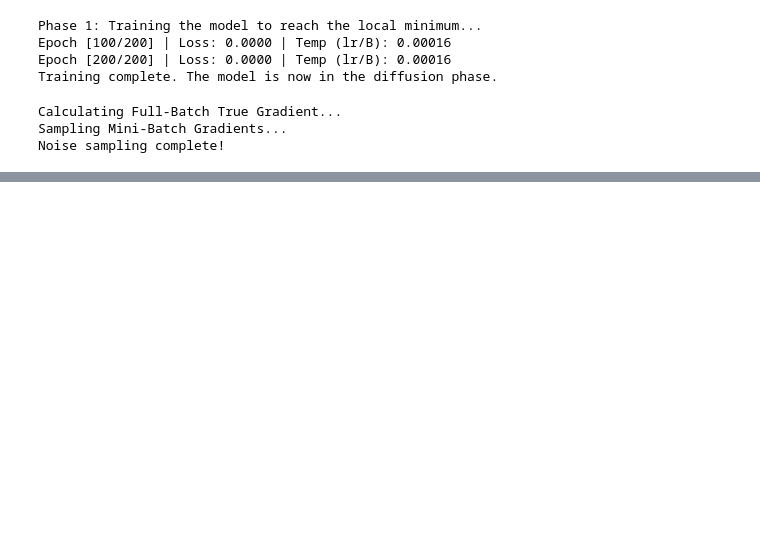
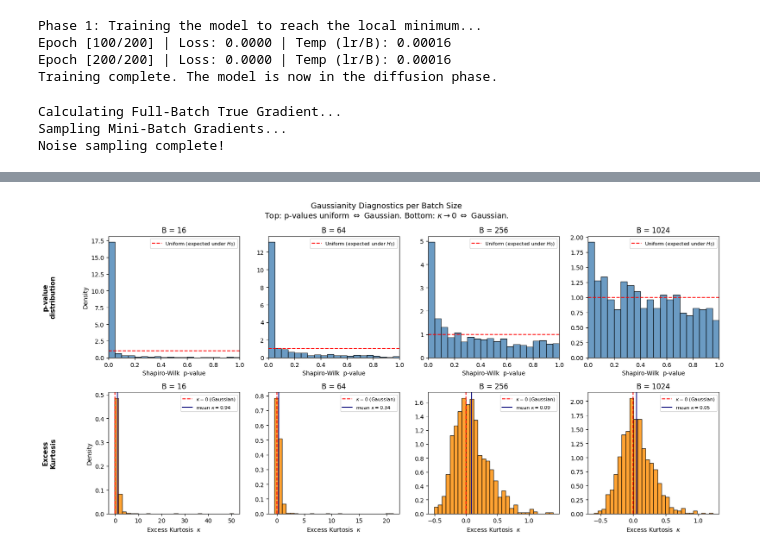
Before and after one commit to MatteoMelloGrand/SGD_dynamics, a Jupyter notebook: 02_gradient_noise_analysis.ipynb, the cells around one changed output, grey strips where cells are left out. Saved outputs shown, nothing was run; the diff lists cells and outputs as text; code cells hidden in the pictures; blank space fills up the shorter version.

```diff
--- a/02_gradient_noise_analysis.ipynb
+++ b/02_gradient_noise_analysis.ipynb
@@ -202,3 +358,82 @@ Plotting the Universal Q-Q Plot...
+# %%
+import numpy as np
+import scipy.stats as stats
+import matplotlib.pyplot as plt
+
+# ── Re-sample the same parameter indices (same seed → reproducible) ──────────
+rng_diag = np.random.default_rng(42)
+
+n_cols = len(batch_sizes_to_test)
+fig, axes = plt.subplots(2, n_cols, figsize=(4 * n_cols, 8))
+if n_cols == 1:
+    axes = axes.reshape(2, 1)
+
+for col, B in enumerate(batch_sizes_to_test):
+    noise_matrix = noise_dict[B]
+    _, M = noise_matrix.shape
+    params_to_test = min(M, max_params_to_test)
+    indices = rng_diag.choice(M, size=params_to_test, replace=False)
+
+    p_values  = []
+    kurtoses  = []
+    for idx in indices:
+        col_data = noise_matrix[:, idx]
+        _, p = stats.shapiro(col_data)
+        p_values.append(p)
+        kurtoses.append(stats.kurtosis(col_data, fisher=True))  # excess kurtosis; 0 = Gaussian
+
+    p_values = np.array(p_values)
+    kurtoses = np.array(kurtoses)
+
+    # ── Row 0: p-value histogram ──────────────────────────────────────────────
+    ax0 = axes[0, col]
+    ax0.hist(p_values, bins=20, range=(0, 1), color='steelblue',
+             edgecolor='black', density=True, alpha=0.8)
+    ax0.axhline(1.0, color='red', linestyle='--', linewidth=1.5,
+                label='Uniform (expected under $H_0$)')
+    ax0.set_title(f'B = {B}', fontsize=12)
+    ax0.set_xlabel('Shapiro-Wilk  p-value', fontsize=10)
+    ax0.set_xlim(0, 1)
+    if col == 0:
+        ax0.set_ylabel('Density', fontsize=10)
+    ax0.legend(fontsize=8)
+
+    # ── Row 1: excess kurtosis histogram ─────────────────────────────────────
+    ax1 = axes[1, col]
+    ax1.hist(kurtoses, bins=30, color='darkorange',
+             edgecolor='black', density=True, alpha=0.8)
+    ax1.axvline(0, color='red', linestyle='--', linewidth=1.5,
+                label=r'$\kappa=0$ (Gaussian)')
+    mean_k = np.mean(kurtoses)
+    ax1.axvline(mean_k, color='navy', linestyle='-', linewidth=1.5,
+                label=fr'mean $\kappa={mean_k:.2f}$')
+    ax1.set_title(f'B = {B}', fontsize=12)
+    ax1.set_xlabel('Excess Kurtosis  $\\kappa$', fontsize=10)
+    if col == 0:
+        ax1.set_ylabel('Density', fontsize=10)
+    ax1.legend(fontsize=8)
+
+# Row labels on the left
+axes[0, 0].annotate('p-value\ndistribution', xy=(0, 0.5),
+                    xycoords='axes fraction', xytext=(-0.45, 0.5),
+                    textcoords='axes fraction', fontsize=11,
+                    fontweight='bold', va='center', ha='center',
+                    rotation=90)
+axes[1, 0].annotate('Excess\nKurtosis', xy=(0, 0.5),
+                    xycoords='axes fraction', xytext=(-0.45, 0.5),
+                    textcoords='axes fraction', fontsize=11,
+                    fontweight='bold', va='center', ha='center',
+                    rotation=90)
+
+fig.suptitle('Gaussianity Diagnostics per Batch Size\n'
+             r'Top: p-values uniform $\Leftrightarrow$ Gaussian. '
+             r'Bottom: $\kappa\to 0$ $\Leftrightarrow$ Gaussian.',
+             fontsize=13)
+plt.tight_layout()
+plt.savefig("Gaussianity_Diagnostics.png", dpi=300)
+plt.show()
+# %% [output]
+[figure, added]
 # %%
 import torch
 from scripts.utils import create_synthetic_dataset, FlatMLP, train_model
```
Also changed, not shown: parts of 13 cells of this notebook, 4 other files.
